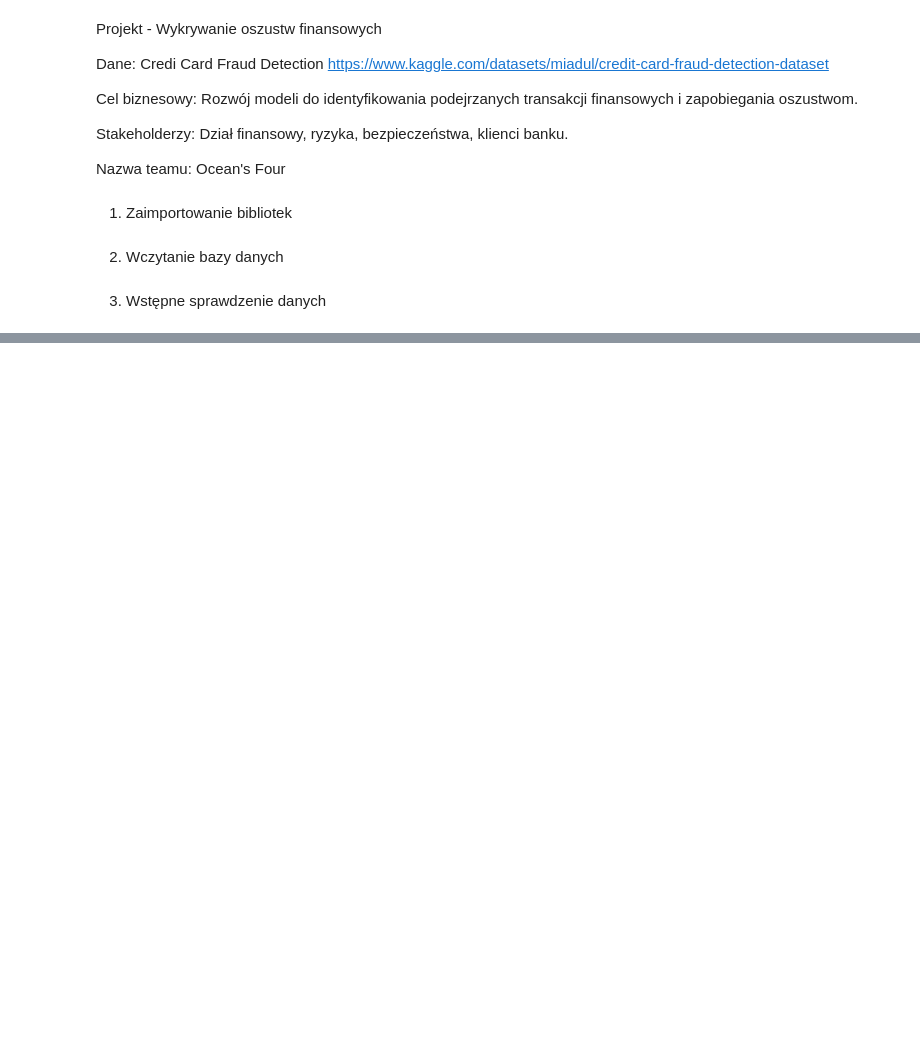
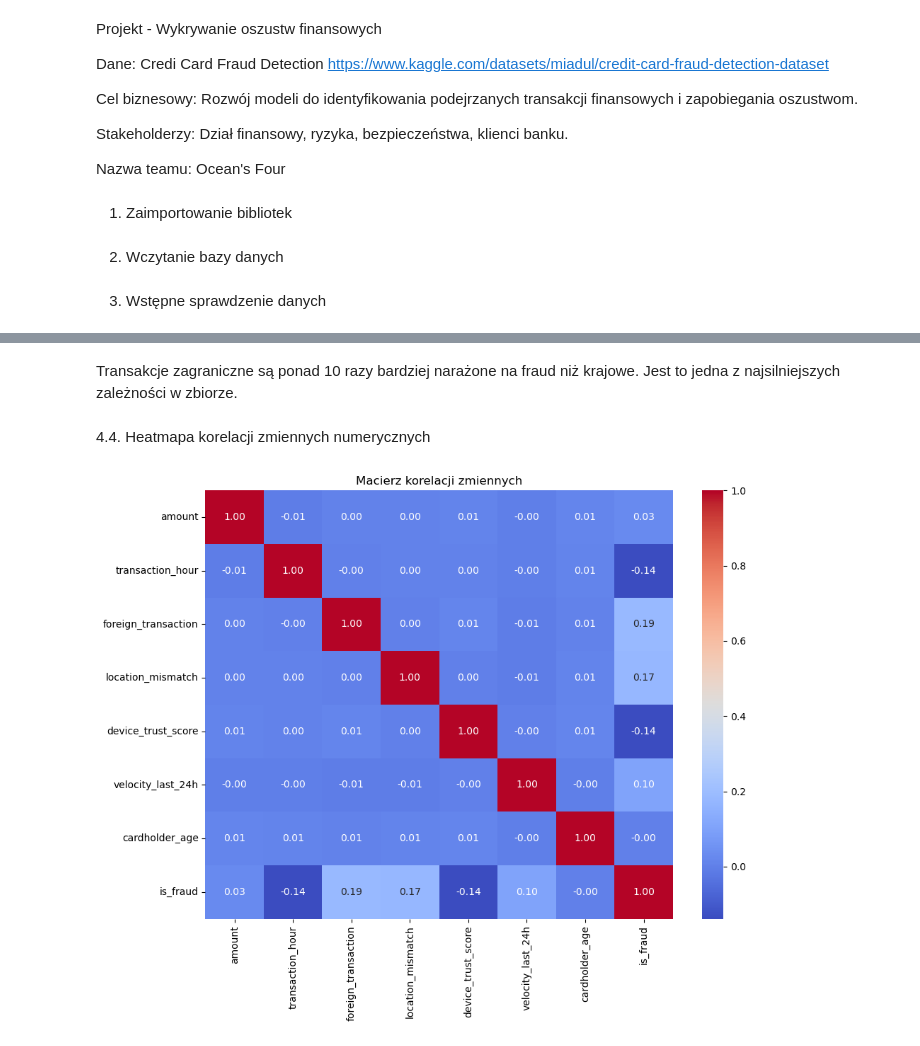
Before and after one commit to infoshareacademy/jdszr24-grupa-2, a Jupyter notebook: Ocean's_Four_Project.ipynb, the cells around one changed output, grey strips where cells are left out. Cells and saved outputs as stored; diff of their text form; code cells hidden in the pictures; blank space fills up the shorter version.

```diff
--- a/Ocean's_Four_Project.ipynb
+++ b/Ocean's_Four_Project.ipynb
@@ -88,0 +237,33 @@ df.describe()
+# %% [markdown]
+Transakcje zagraniczne są ponad 10 razy bardziej narażone na fraud niż krajowe. Jest to jedna z najsilniejszych zależności w zbiorze.
+# %% [markdown]
+4.4. Heatmapa korelacji zmiennych numerycznych
+# %%
+numeric_cols = [
+    "amount",
+    "transaction_hour",
+    "foreign_transaction",
+    "location_mismatch",
+    "device_trust_score",
+    "velocity_last_24h",
+    "cardholder_age",
+    "is_fraud"
+]
+
+corr = df[numeric_cols].corr()
+
+plt.figure(figsize=(10,8))
+
+sns.heatmap(
+    corr,
+    annot=True,
+    cmap="coolwarm",
+    fmt=".2f"
+)
+
+plt.title("Macierz korelacji zmiennych")
+
+plt.tight_layout()
+plt.show()
+# %% [output]
+[figure, added]
```
Also changed, not shown: parts of 16 cells of this notebook, 1 other file.
